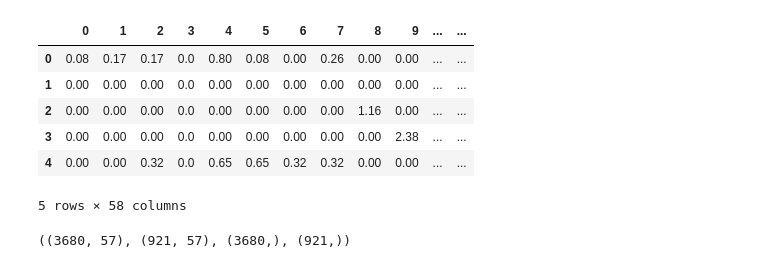
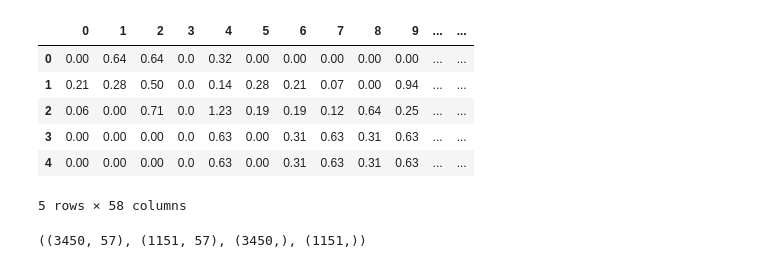
Before and after one commit to Derrick-Lyu/School_Projects, a Jupyter notebook: FML 2.1 dl4330.ipynb, the cells around one changed output. Saved outputs shown, nothing was run; the diff lists cells and outputs as text; code cells hidden in the pictures.

```diff
--- a/FML 2.1 dl4330.ipynb
+++ b/FML 2.1 dl4330.ipynb
@@ -1,27 +10,23 @@
 # %%
-import pandas as pd
-
 # Load the dataset
-file_path = 'spambase.data.shuffled'
+file_path = 'spambase/spambase.data'
 data = pd.read_csv(file_path, header=None)
 data.head()
 # %% [output]
 |  | 0 | 1 | 2 | 3 | 4 | 5 | 6 | 7 | 8 | 9 | ... | ... |
-| 0 | 0.08 | 0.17 | 0.17 | 0.0 | 0.80 | 0.08 | 0.00 | 0.26 | 0.00 | 0.00 | ... | ... |
-| 1 | 0.00 | 0.00 | 0.00 | 0.0 | 0.00 | 0.00 | 0.00 | 0.00 | 0.00 | 0.00 | ... | ... |
-| 2 | 0.00 | 0.00 | 0.00 | 0.0 | 0.00 | 0.00 | 0.00 | 0.00 | 1.16 | 0.00 | ... | ... |
-| 3 | 0.00 | 0.00 | 0.00 | 0.0 | 0.00 | 0.00 | 0.00 | 0.00 | 0.00 | 2.38 | ... | ... |
-| 4 | 0.00 | 0.00 | 0.32 | 0.0 | 0.65 | 0.65 | 0.32 | 0.32 | 0.00 | 0.00 | ... | ... |
+| 0 | 0.00 | 0.64 | 0.64 | 0.0 | 0.32 | 0.00 | 0.00 | 0.00 | 0.00 | 0.00 | ... | ... |
+| 1 | 0.21 | 0.28 | 0.50 | 0.0 | 0.14 | 0.28 | 0.21 | 0.07 | 0.00 | 0.94 | ... | ... |
+| 2 | 0.06 | 0.00 | 0.71 | 0.0 | 1.23 | 0.19 | 0.19 | 0.12 | 0.64 | 0.25 | ... | ... |
+| 3 | 0.00 | 0.00 | 0.00 | 0.0 | 0.63 | 0.00 | 0.31 | 0.63 | 0.31 | 0.63 | ... | ... |
+| 4 | 0.00 | 0.00 | 0.00 | 0.0 | 0.63 | 0.00 | 0.31 | 0.63 | 0.31 | 0.63 | ... | ... |
 5 rows × 58 columns
 # %%
-from sklearn.model_selection import train_test_split
-
 X = data.iloc[:, :-1]
 y = data.iloc[:, -1]
 
 # split dataset
-X_train, X_test, y_train, y_test = train_test_split(X, y, test_size=0.2, random_state=42)
+X_train, X_test, y_train, y_test = train_test_split(X, y, test_size=0.25, random_state=42, shuffle=False)
 
 (X_train.shape, X_test.shape, y_train.shape, y_test.shape)
 # %% [output]
-((3680, 57), (921, 57), (3680,), (921,))
+((3450, 57), (1151, 57), (3450,), (1151,))
```
Also changed, not shown: parts of 9 cells of this notebook.
